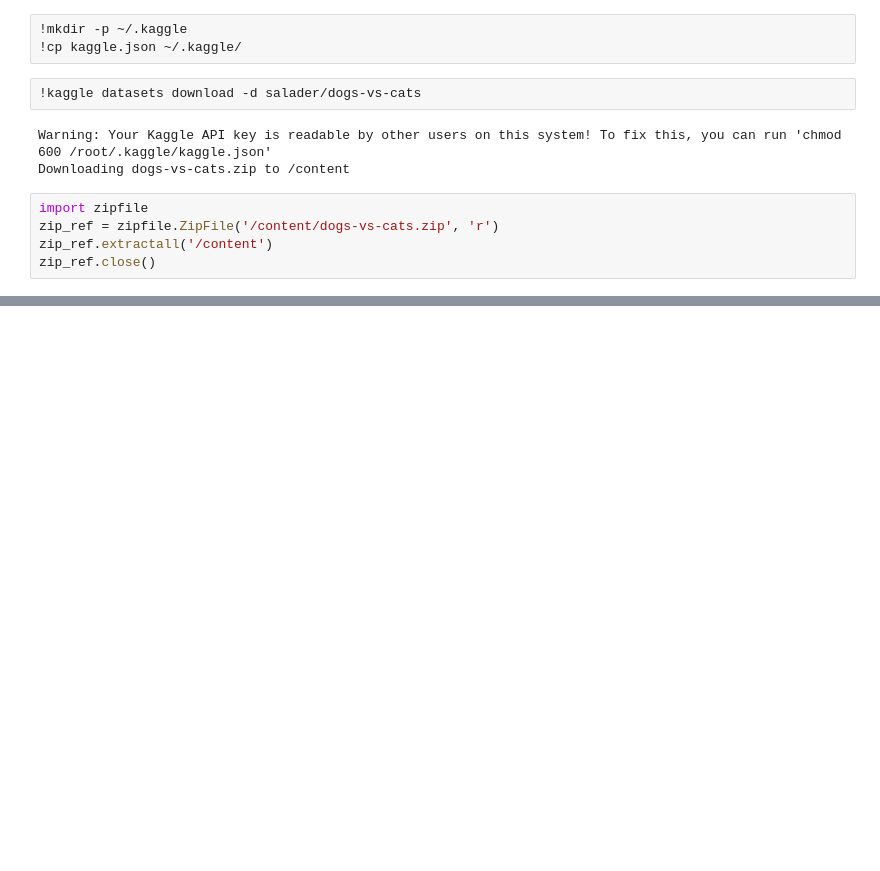
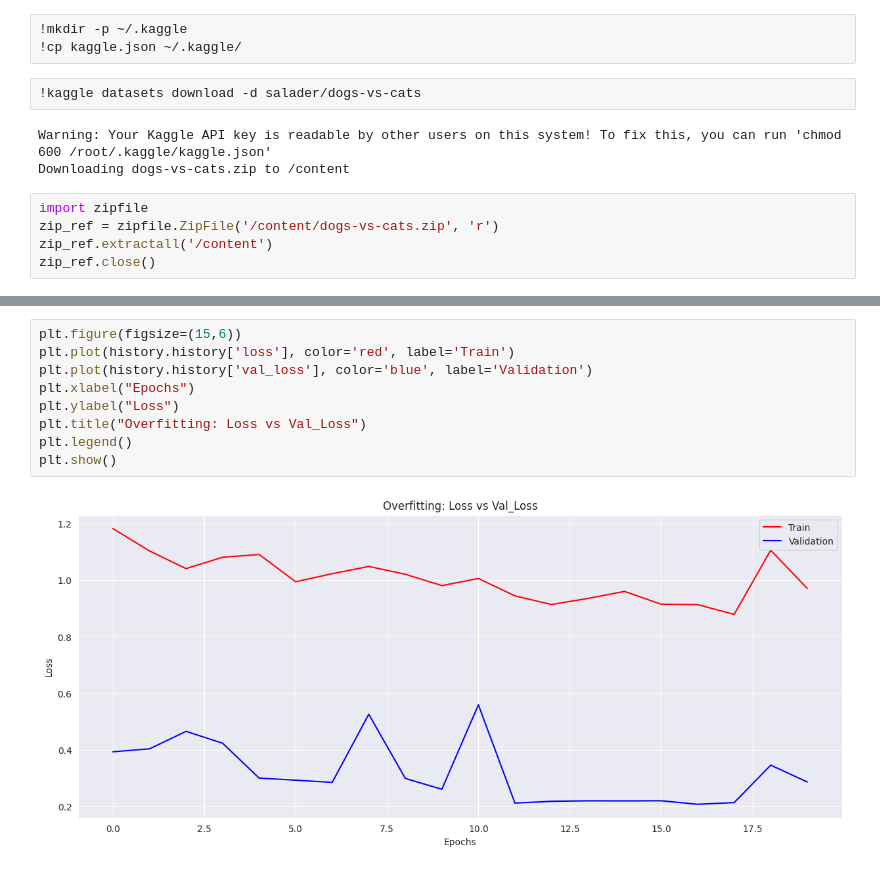
Before and after one commit to pxxthik/Cat-vs-Dog-image-classification, a Jupyter notebook: Cat_vs_Dog_Image_Classification.ipynb, the cells around one changed output, grey strips where cells are left out. Cells and saved outputs as stored; diff of their text form; blank space fills up the shorter version.

```diff
--- a/Cat_vs_Dog_Image_Classification.ipynb
+++ b/Cat_vs_Dog_Image_Classification.ipynb
@@ -89,0 +204,11 @@ _________________________________________________________________
+# %%
+plt.figure(figsize=(15,6))
+plt.plot(history.history['loss'], color='red', label='Train')
+plt.plot(history.history['val_loss'], color='blue', label='Validation')
+plt.xlabel("Epochs")
+plt.ylabel("Loss")
+plt.title("Overfitting: Loss vs Val_Loss")
+plt.legend()
+plt.show()
+# %% [output]
+[figure, added]
```
Also changed, not shown: parts of 42 cells of this notebook, 5 other files.
